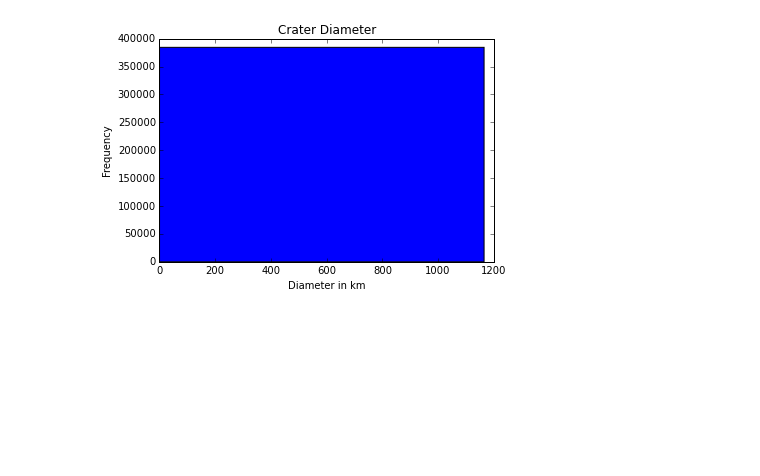
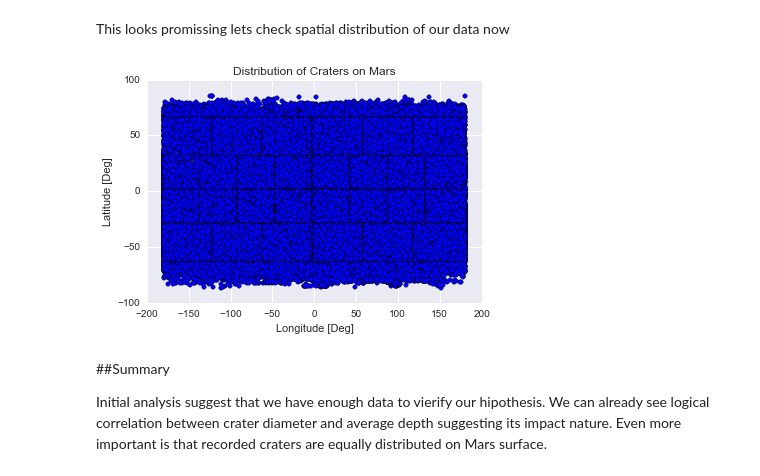
Before and after one commit to DfAC/Coursera_DataAnalysisandInterpretationSpecialization, a Jupyter notebook: DataVisualisation_week02.ipynb, the cells around one changed output. Drawn from its saved outputs; the diff is of its cells as text; code cells hidden in the pictures; blank space fills up the shorter version.

```diff
--- a/DataVisualisation_week02.ipynb
+++ b/DataVisualisation_week02.ipynb
@@ -101,10 +153,14 @@ plt.scatter(data.DIAM_CIRCLE_IMAGE,data.DEPTH_RIMFLOOR_TOPOG)
-# %%
-import matplotlib.pyplot as plt
-
-plt.hist(data.DIAM_CIRCLE_IMAGE, bins=1)
-plt.title("Crater Diameter")
-plt.xlabel("Diameter in km")
-plt.ylabel("Frequency")
-plt.show()
-# %% [output]
-[figure, removed]
+# %% [markdown]
+This looks promissing lets check spatial distribution of our data now
+# %%
+plt.scatter(data.LONGITUDE_CIRCLE_IMAGE,data.LATITUDE_CIRCLE_IMAGE)
+plt.title("Distribution of Craters on Mars")
+plt.xlabel("Longitude [Deg]")
+plt.ylabel("Latitude [Deg]")
+plt.show()
+# %% [output]
+[figure, added]
+# %% [markdown]
+##Summary
+
+Initial analysis suggest that we have enough data to vierify our hipothesis. We can already see logical correlation between crater diameter and average depth suggesting its impact nature. Even more important is that recorded craters are equally distributed on Mars surface.
```
Also changed, not shown: parts of 18 cells of this notebook.
